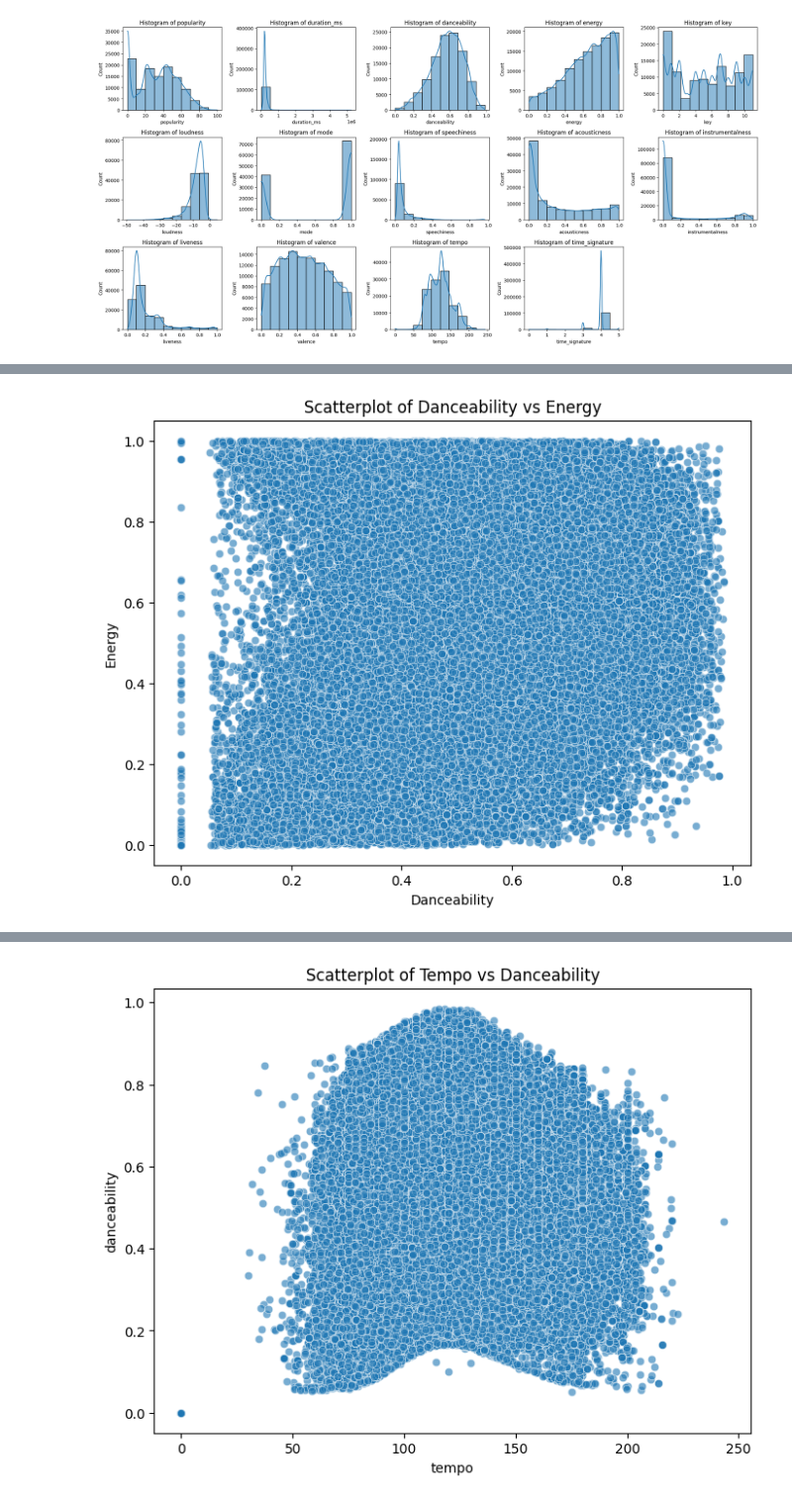
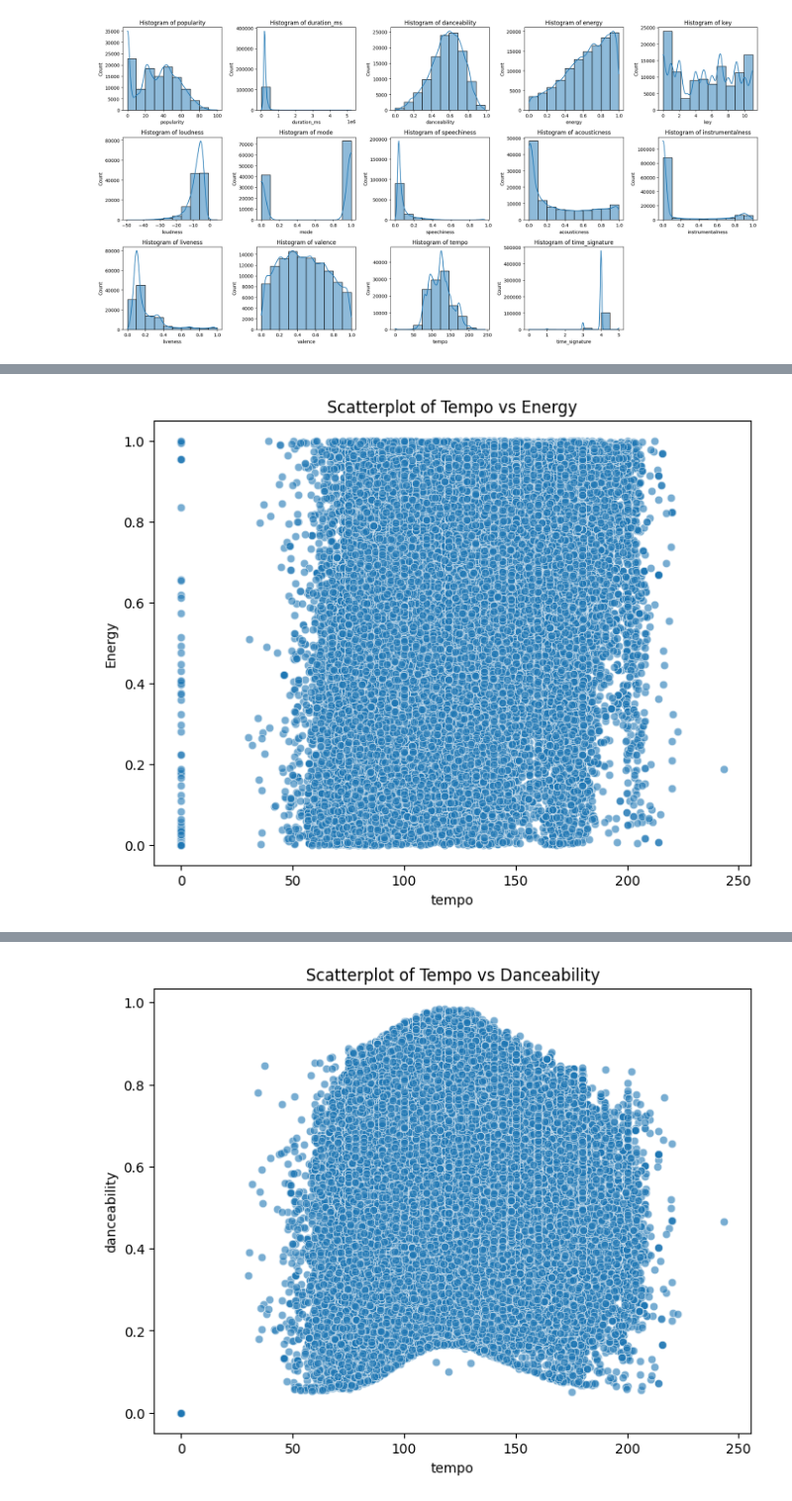
Before and after one commit to quinyuter/Spotify, a Jupyter notebook: Spotify_Milestone_2.ipynb, the cells around one changed output, grey strips where cells are left out. Shown at 99% size. Saved outputs shown, nothing was run; the diff lists cells and outputs as text; code cells hidden in the pictures.

```diff
--- a/Spotify_Milestone_2.ipynb
+++ b/Spotify_Milestone_2.ipynb
@@ -103,10 +122,10 @@ plt.show();
 # %%
-## Danceability vs. energy
+## tempo vs. energy
 plt.figure(figsize=(8, 6))
-sns.scatterplot(x=spotify['danceability'], y=spotify['energy'], alpha=0.6)
-plt.title('Scatterplot of Danceability vs Energy')
-plt.xlabel('Danceability')
+sns.scatterplot(x=spotify['tempo'], y=spotify['energy'], alpha=0.6)
+plt.title('Scatterplot of Tempo vs Energy')
+plt.xlabel('tempo')
 plt.ylabel('Energy')
-plt.show();
+plt.show()
 # %% [output]
-[figure, old version]
+[figure, new version]
```
Also changed, not shown: parts of 26 cells of this notebook.
